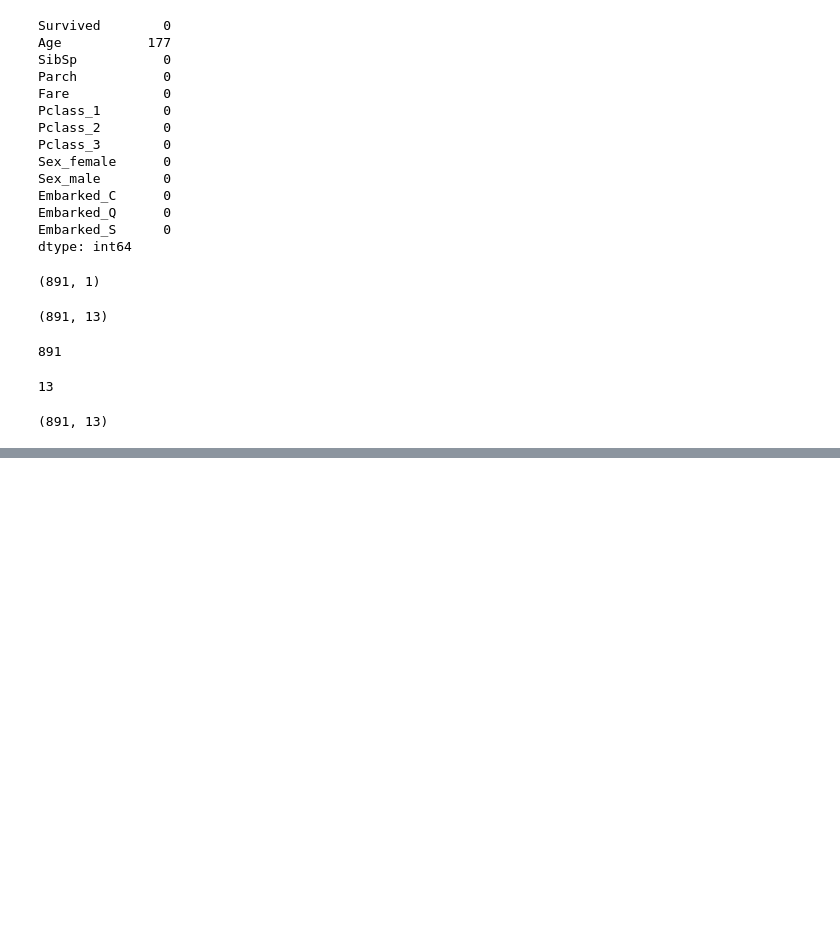
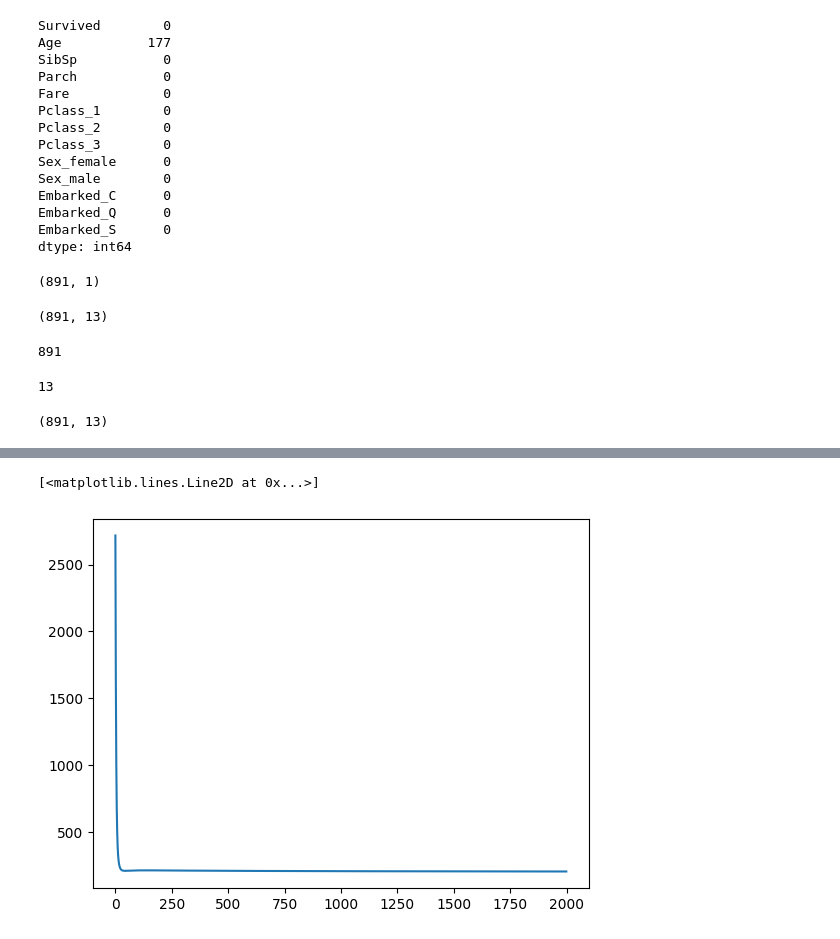
Before and after one commit to sauravbhusal/LOGISTIC_REGRESSION_FROM_SCRATCH, a Jupyter notebook: Logistic_Regression.ipynb, the cells around one changed output, grey strips where cells are left out. Cells and saved outputs as stored; diff of their text form; code cells hidden in the pictures; blank space fills up the shorter version.

```diff
--- a/Logistic_Regression.ipynb
+++ b/Logistic_Regression.ipynb
@@ -201,3 +187,13 @@ def gradient(x,y,theta,alpha=0.05, iteration=2000):
         j_history[iter] = computecost(x,y,theta)
     return theta,j_history
+# %%
+#gradient descent algorithm by broadcasting
+def gradient_b(x,y,theta,alpha=0.05, iteration=2000):
+    j_history = np.zeros([iteration,1])
+
+    for iter in range(0,iteration):
+        error = (x@theta)-y
+        theta = theta - ((alpha/m)* (x.T @ error))
+        j_history[iter] = computecost(x,y,theta)
+    return theta,j_history
 # %%
@@ -206,0 +205,3 @@ ValueError: operands could not be broadcast together with shapes (13,1) (891,1)
+# %%
+%%time
+theta_b,costhist_b = gradient_b(x,y,theta)
@@ -215,2 +236,5 @@ rough
 # %%
-age = np.int32(train_data['Age'])
+plt.plot(range(0,costhist_b.size),costhist_b)
+# %% [output]
+[<matplotlib.lines.Line2D at 0x...>]
+[figure, added]
```
Also changed, not shown: parts of 20 cells of this notebook.
